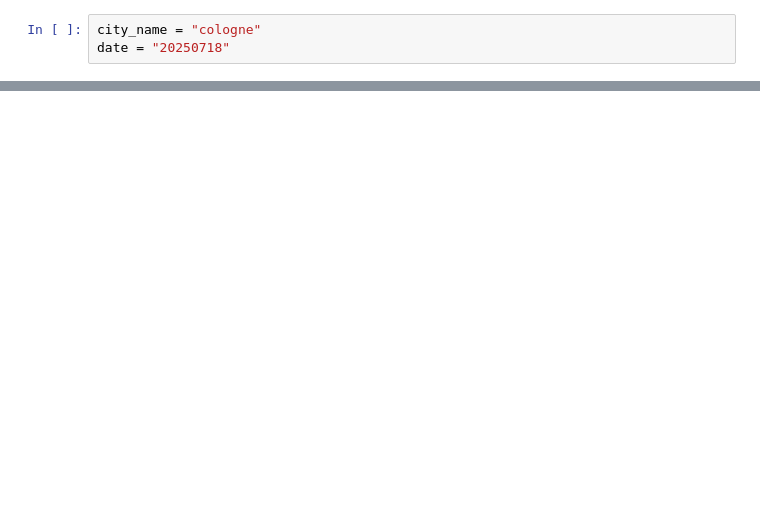
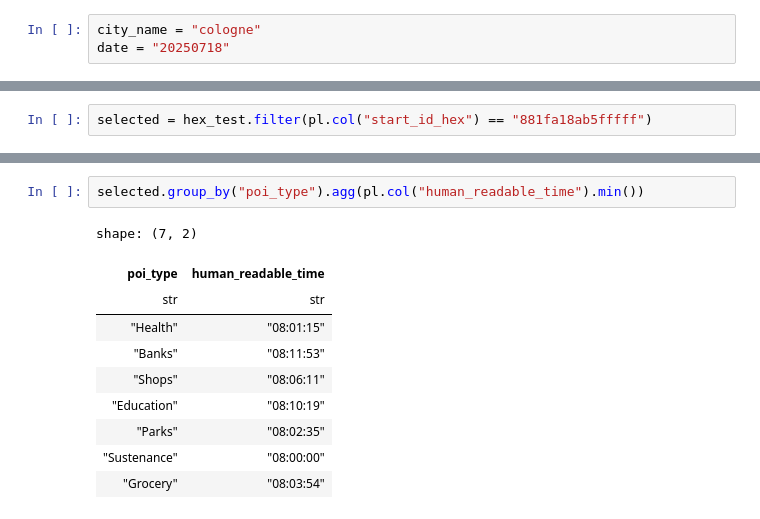
Before and after one commit to phyk/mcr-py, a Jupyter notebook: notebooks/13_result_check.ipynb, the cells around one changed output, grey strips where cells are left out. Cells and saved outputs as stored; diff of their text form; blank space fills up the shorter version.

```diff
--- a/notebooks/13_result_check.ipynb
+++ b/notebooks/13_result_check.ipynb
@@ -43,0 +82,2 @@ shape: (71_408, 5)
+# %%
+selected = hex_test.filter(pl.col("start_id_hex") == "881fa18ab5fffff")
@@ -43,0 +107,13 @@ shape: (71_408, 5)
+# %%
+selected.group_by("poi_type").agg(pl.col("human_readable_time").min())
+# %% [output]
+shape: (7, 2)
+| poi_type | human_readable_time |
+| str | str |
+| "Health" | "08:01:15" |
+| "Banks" | "08:11:53" |
+| "Shops" | "08:06:11" |
+| "Education" | "08:10:19" |
+| "Parks" | "08:02:35" |
+| "Sustenance" | "08:00:00" |
+| "Grocery" | "08:03:54" |
```
Also changed, not shown: parts of 9 cells of this notebook, 6 other files.
